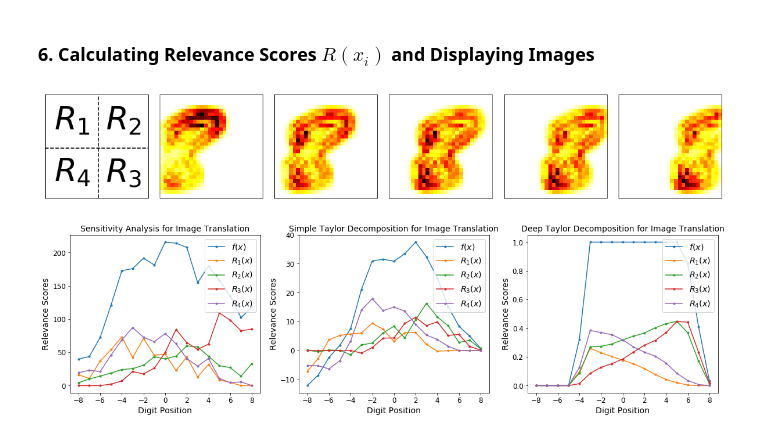
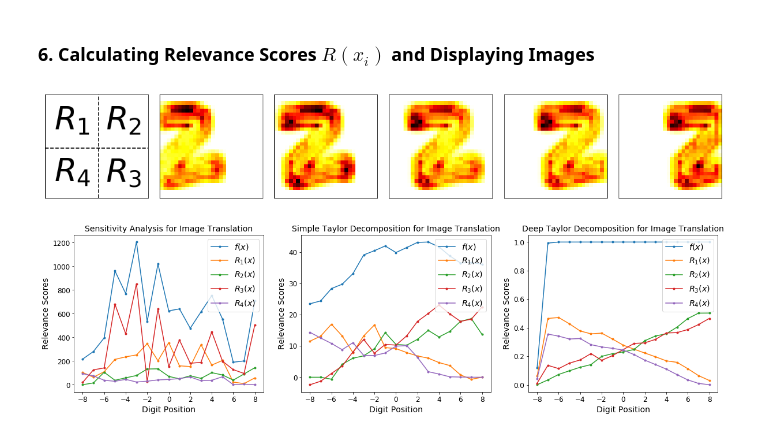
Before and after one commit to 1202kbs/Understanding-NN, a Jupyter notebook: 4.1 Explanation Continuity.ipynb, the cells around one changed output. Drawn from its saved outputs; the diff is of its cells as text; code cells hidden in the pictures.

```diff
--- a/4.1 Explanation Continuity.ipynb
+++ b/4.1 Explanation Continuity.ipynb
@@ -147,12 +147,12 @@ nodes = tf.get_collection('SA_STD')
 X = nodes[0]
 logits = nodes[1]
 
-gradients = [tf.gradients(logits[0][i], X) for i in range(10)]
-STD_scores = [tf.multiply(tf.gradients(logits[0][i], X), X) for i in range(10)]
+SA_scores = tf.square(tf.gradients(logits, X))
+STD_scores = tf.negative(tf.gradients(logits, X) * X)
 # %% [markdown]
 ### 6. Calculating Relevance Scores $R(x_i)$ and Displaying Images
 # %%
-digit = 8
+digit = 2
 dist = 17
 init = -8
 
@@ -161,10 +161,10 @@ labels = mnist.train.labels
 sample_imgs = [images[np.argmax(labels, axis=1) == i][3] for i in range(10)]
 translated_imgs = [[translate(img, init + i, 0) for i in range(dist)] for img in sample_imgs]
 
-sa_imgs = [[sess.run(gradients[i], feed_dict={X:translated_imgs[i][j]}) for j in range(dist)] for i in range(10)]
+sa_imgs = [[sess.run(SA_scores, feed_dict={X:translated_imgs[i][j]}) for j in range(dist)] for i in range(10)]
 sa_imgs = np.square(np.reshape(sa_imgs, [10, dist, -1]))
 
-std_imgs = [[sess.run(STD_scores[i], feed_dict={X:translated_imgs[i][j]}) for j in range(dist)] for i in range(10)]
+std_imgs = [[sess.run(STD_scores, feed_dict={X:translated_imgs[i][j]}) for j in range(dist)] for i in range(10)]
 std_imgs = np.reshape(std_imgs, [10, dist, -1])
 
 dtd_imgs = [[sess.run(Rs[i], feed_dict={X:translated_imgs[i][j]}) for j in range(dist)] for i in range(10)]
@@ -241,32 +241,32 @@ ax2.plot(x, y2, marker='.', label='$R_2(x)$')
 ax2.plot(x, y3, marker='.', label='$R_3(x)$')
 ax2.plot(x, y4, marker='.', label='$R_4(x)$')
 ax2.legend(loc='upper right', fontsize='x-large')
 
 ax2.set_title('Simple Taylor Decomposition for Image Translation', fontdict={'fontsize': 14})
 ax2.set_xlabel('Digit Position', fontdict={'fontsize': 14})
 ax2.set_ylabel('Relevance Scores', fontdict={'fontsize': 14})
 ax2.tick_params(labelsize=12)
 
 ax3 = fig.add_subplot(133)
 y0 = np.sum(dtd_imgs_q0, axis=1)
 y1 = np.sum(dtd_imgs_q1, axis=1)
 y2 = np.sum(dtd_imgs_q2, axis=1)
 y3 = np.sum(dtd_imgs_q3, axis=1)
 y4 = np.sum(dtd_imgs_q4, axis=1)
 
 ax3.plot(x, y0, marker='.', label='$f(x)$')
 ax3.plot(x, y1, marker='.', label='$R_1(x)$')
 ax3.plot(x, y2, marker='.', label='$R_2(x)$')
 ax3.plot(x, y3, marker='.', label='$R_3(x)$')
 ax3.plot(x, y4, marker='.', label='$R_4(x)$')
 ax3.legend(loc='upper right', fontsize='x-large')
 
 ax3.set_title('Deep Taylor Decomposition for Image Translation', fontdict={'fontsize': 14})
 ax3.set_xlabel('Digit Position', fontdict={'fontsize': 14})
 ax3.set_ylabel('Relevance Scores', fontdict={'fontsize': 14})
 ax3.tick_params(labelsize=12)
 
 sess.close()
 # %% [output]
-[figure, old version]
+[figure, new version]
-[figure, old version]
+[figure, new version]
```
